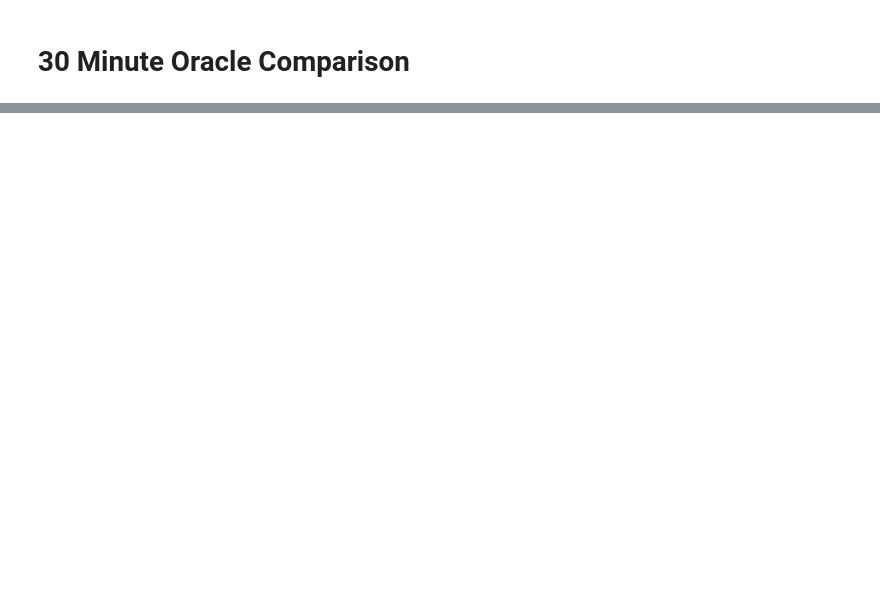
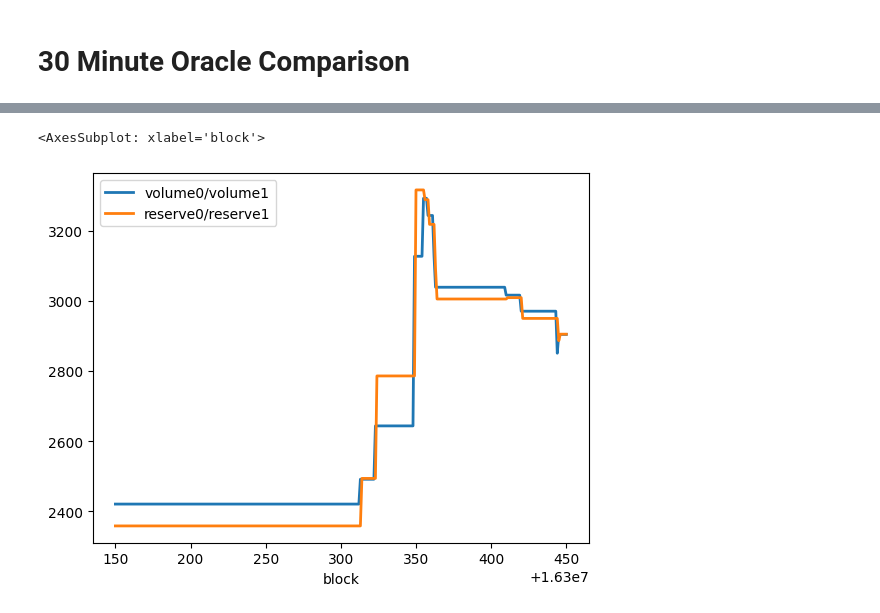
Before and after one commit to Ammalgam-Protocol/data-analysis, a Jupyter notebook: data-analysis.ipynb, the cells around one changed output, grey strips where cells are left out. Cells and saved outputs as stored; diff of their text form; code cells hidden in the pictures; blank space fills up the shorter version.

```diff
--- a/data-analysis.ipynb
+++ b/data-analysis.ipynb
@@ -132,0 +128,21 @@ average_price_df.drop('current_price', axis=1)[(16300300 <= average_price_df.ind
+# %%
+prices_df = DataFrame(block_df["block"])
+
+# Add reserve based price
+prices_df["reserve0/reserve1"] = block_df["reserve0"] / block_df["reserve1"]
+prices_df["reserve1/reserve0"] = 1 / prices_df["reserve0/reserve1"]
+
+# Add Volume based price, use last price if no volume exists
+prices_df["volume0/volume1"] = (block_df["amount0In"] + block_df["amount0Out"]).divide(
+    (block_df["amount1In"] + block_df["amount1Out"]).replace({ 0 : np.nan })).fillna(method='ffill')
+prices_df["volume1/volume0"] = 1 / prices_df["volume0/volume1"]
+
+# sperated volume values
+prices_df["volume_sell_0_0per1"] = (block_df["amount0In"]).divide(
+    (block_df["amount1Out"]).replace({ 0 : np.nan })).fillna(method='ffill')
+prices_df["volume_sell_1_0per1"] = (block_df["amount0Out"]).divide(
+    (block_df["amount1In"]).replace({ 0 : np.nan })).fillna(method='ffill')
+prices_df["volume_sell_0_1per0"] = 1 / prices_df["volume_sell_0_0per1"]
+prices_df["volume_sell_1_1per0"] = 1 / prices_df["volume_sell_1_0per1"]
+
+prices_df = prices_df.set_index('block')
@@ -132,0 +159,6 @@ average_price_df.drop('current_price', axis=1)[(16300300 <= average_price_df.ind
+# %%
+prices_df[["volume0/volume1", "reserve0/reserve1"]] \
+    [(16300150 <= prices_df.index) & (prices_df.index <= 16300450)].plot(linewidth=2)
+# %% [output]
+<AxesSubplot: xlabel='block'>
+[figure, added]
```
Also changed, not shown: parts of 16 cells of this notebook.
